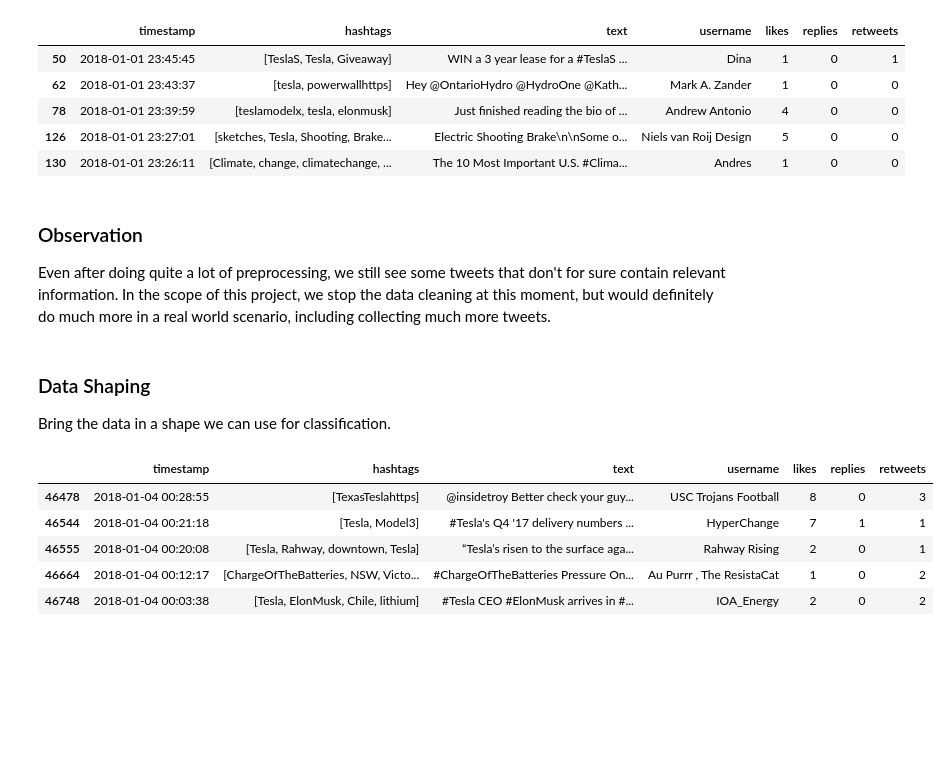
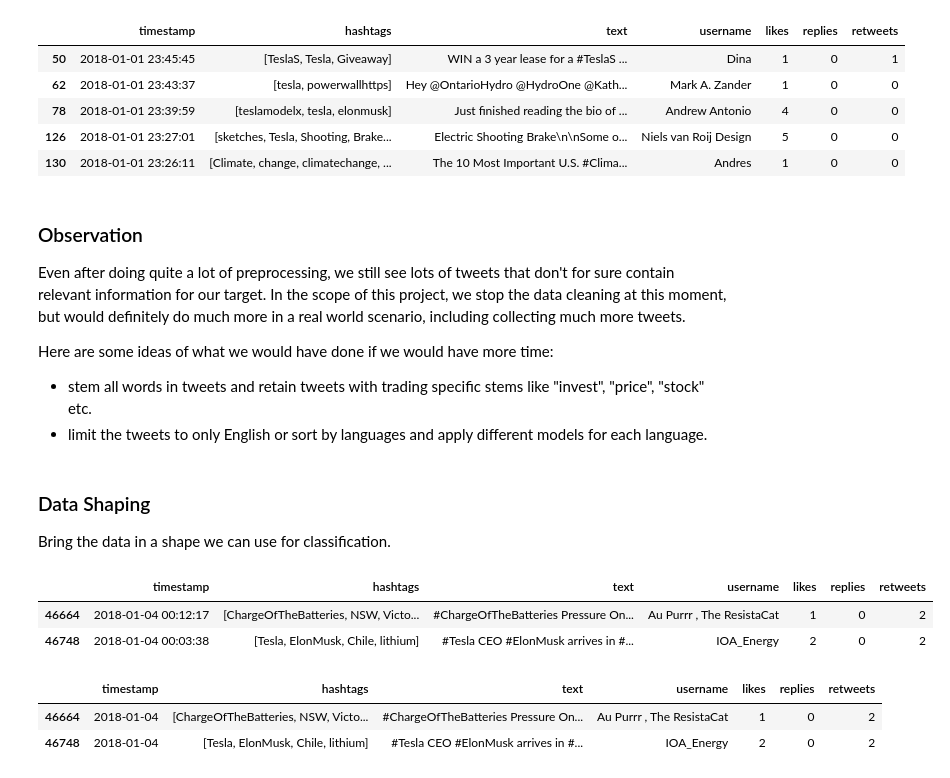
Before and after one commit to AliKarpuzoglu/Tweet_analysis_Stock_prediction, a Jupyter notebook: preprocess_data_light.ipynb, the cells around one changed output. Saved outputs shown, nothing was run; the diff lists cells and outputs as text; code cells hidden in the pictures; blank space fills up the shorter version.

Commit message:
Clean all tweet data and save result as df

```diff
--- a/preprocess_data_light.ipynb
+++ b/preprocess_data_light.ipynb
@@ -179,23 +179,31 @@ best_tweets.head()
 | 130 | 2018-01-01 23:26:11 | [Climate, change, climatechange, ... | The 10 Most Important U.S. #Clima... | Andres | 1 | 0 | 0 |
 # %% [markdown]
 ### Observation
-Even after doing quite a lot of preprocessing, we still see some tweets that don't for sure contain relevant information. In the scope of this project, we stop the data cleaning at this moment, but would definitely do much more in a real world scenario, including collecting much more tweets.
+Even after doing quite a lot of preprocessing, we still see lots of tweets that don't for sure contain relevant information for our target. In the scope of this project, we stop the data cleaning at this moment, but would definitely do much more in a real world scenario, including collecting much more tweets.
+
+Here are some ideas of what we would have done if we would have more time:
+- stem all words in tweets and retain tweets with trading specific stems like "invest", "price", "stock" etc.
+- limit the tweets to only English or sort by languages and apply different models for each language.
 # %% [markdown]
 ### Data Shaping
 Bring the data in a shape we can use for classification.
 # %%
 # first group tweets by days
 best_tweets.iloc[0]['timestamp']
 type(best_tweets.iloc[0]['timestamp'])
 
 tweets = best_tweets
-tweets.tail()
-
-# pd.DatetimeIndex(tweets['timestamp']).normalize()
+tweets.tail(2)
 # %% [output]
 |  | timestamp | hashtags | text | username | likes | replies | retweets |
-| 46478 | 2018-01-04 00:28:55 | [TexasTeslahttps] | @insidetroy Better check your guy... | USC Trojans Football | 8 | 0 | 3 |
-| 46544 | 2018-01-04 00:21:18 | [Tesla, Model3] | #Tesla's Q4 '17 delivery numbers ... | HyperChange | 7 | 1 | 1 |
-| 46555 | 2018-01-04 00:20:08 | [Tesla, Rahway, downtown, Tesla] | “Tesla’s risen to the surface aga... | Rahway Rising | 2 | 0 | 1 |
 | 46664 | 2018-01-04 00:12:17 | [ChargeOfTheBatteries, NSW, Victo... | #ChargeOfTheBatteries Pressure On... | Au Purrr , The ResistaCat | 1 | 0 | 2 |
 | 46748 | 2018-01-04 00:03:38 | [Tesla, ElonMusk, Chile, lithium] | #Tesla CEO #ElonMusk arrives in #... | IOA_Energy | 2 | 0 | 2 |
+# %%
+# remove the time information as we only have stock price data per day
+# tweets['timestamp'] = pd.DatetimeIndex(tweets['timestamp']).normalize()
+tweets['timestamp'] = tweets['timestamp'].dt.date
+tweets.tail(2)
+# %% [output]
+|  | timestamp | hashtags | text | username | likes | replies | retweets |
+| 46664 | 2018-01-04 | [ChargeOfTheBatteries, NSW, Victo... | #ChargeOfTheBatteries Pressure On... | Au Purrr , The ResistaCat | 1 | 0 | 2 |
+| 46748 | 2018-01-04 | [Tesla, ElonMusk, Chile, lithium] | #Tesla CEO #ElonMusk arrives in #... | IOA_Energy | 2 | 0 | 2 |
```
Also changed, not shown: parts of 3 cells of this notebook.
